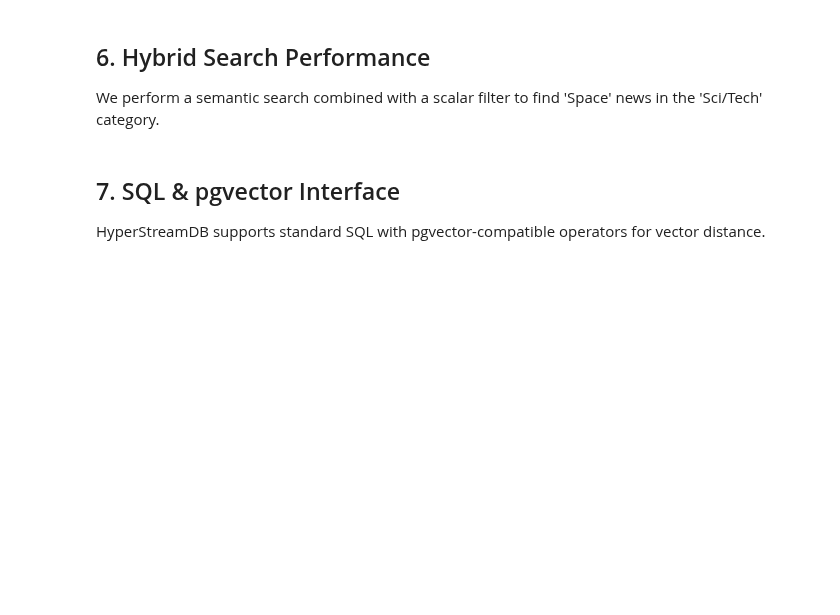
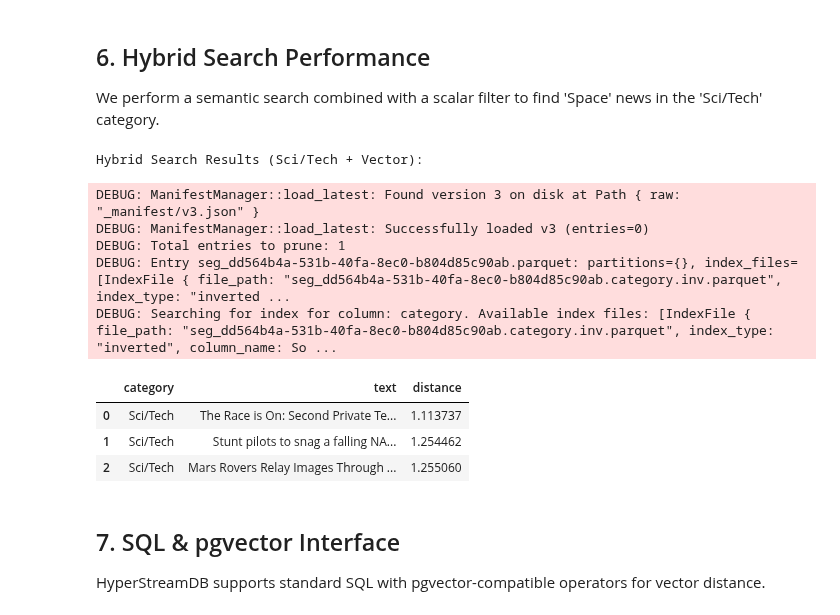
Before and after one commit to benolabsai/benostreamdb, a Jupyter notebook: demo/03_comprehensive_guide.ipynb, the cells around one changed output. Saved outputs shown, nothing was run; the diff lists cells and outputs as text; code cells hidden in the pictures; blank space fills up the shorter version.

```diff
--- a/demo/03_comprehensive_guide.ipynb
+++ b/demo/03_comprehensive_guide.ipynb
@@ -103,12 +144,23 @@ We perform a semantic search combined with a scalar filter to find 'Space' news
 # %%
 query_vec = list(model.encode("Latest milestones in space exploration"))
 
 results = (table.filter("category = 'Sci/Tech'")
                  .vector_search(query_vec, k=3)
                  .to_pandas())
 
 print("Hybrid Search Results (Sci/Tech + Vector):")
-display(results[["category", "text", "_distance"]])
+display(results[["category", "text", "distance"]])
+# %% [output]
+Hybrid Search Results (Sci/Tech + Vector):
+DEBUG: ManifestManager::load_latest: Found version 3 on disk at Path { raw: "_manifest/v3.json" }
+DEBUG: ManifestManager::load_latest: Successfully loaded v3 (entries=0)
+DEBUG: Total entries to prune: 1
+DEBUG: Entry seg_dd564b4a-531b-40fa-8ec0-b804d85c90ab.parquet: partitions={}, index_files=[IndexFile { file_path: "seg_dd564b4a-531b-40fa-8ec0-b804d85c90ab.category.inv.parquet", index_type: "inverted ...
+DEBUG: Searching for index for column: category. Available index files: [IndexFile { file_path: "seg_dd564b4a-531b-40fa-8ec0-b804d85c90ab.category.inv.parquet", index_type: "inverted", column_name: So ...
+|  | category | text | distance |
+| 0 | Sci/Tech | The Race is On: Second Private Te... | 1.113737 |
+| 1 | Sci/Tech | Stunt pilots to snag a falling NA... | 1.254462 |
+| 2 | Sci/Tech | Mars Rovers Relay Images Through ... | 1.255060 |
 # %% [markdown]
 ## 7. SQL & pgvector Interface
 
```
Also changed, not shown: parts of 16 cells of this notebook, 12 other files.
